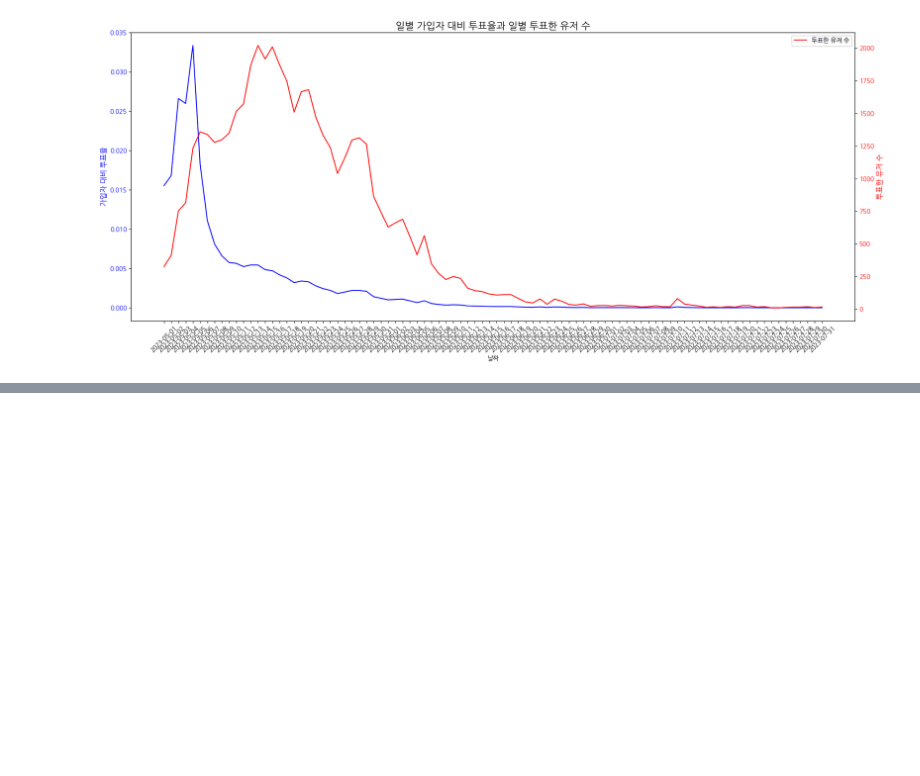
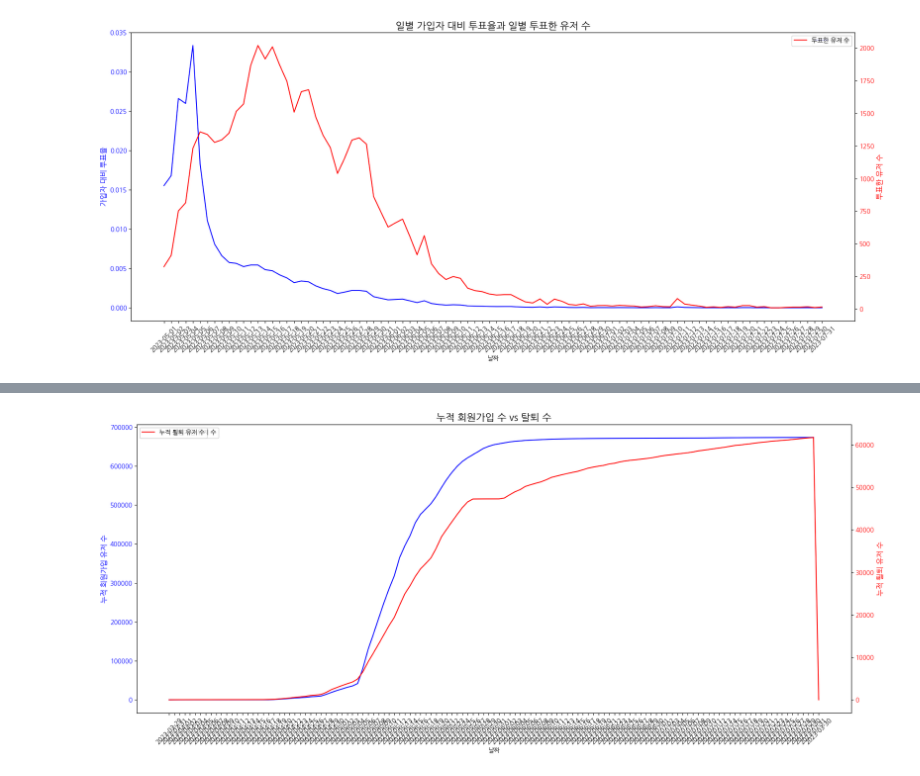
Before and after one commit to saeraniren/advanced_project, a Jupyter notebook: eda_kpi_hj.ipynb, the cells around one changed output, grey strips where cells are left out. Cells and saved outputs as stored; diff of their text form; code cells hidden in the pictures; blank space fills up the shorter version.

```diff
--- a/eda_kpi_hj.ipynb
+++ b/eda_kpi_hj.ipynb
@@ -494,0 +497,3 @@ plt.show()
+# %%
+daily_join_user_df['cumsum'] = daily_join_user_df['daily_join'].cumsum()
+daily_join_user_df.head()
@@ -494,0 +507,3 @@ plt.show()
+# %%
+daily_withdraw_user_df['cumsum'] = daily_withdraw_user_df['daily_withdraw'].cumsum()
+daily_withdraw_user_df.head()
@@ -494,0 +517,30 @@ plt.show()
+# %%
+# 시각화
+
+fig, ax1 = plt.subplots(figsize=(18,8))
+
+# 첫 번째 y축 - 누적 회원가입 유저 수
+sns.lineplot(
+    data=daily_join_user_df, x='year_month_day', y='cumsum',
+    ax=ax1, label='누적 회원가입 유저 수', color='blue'
+)
+ax1.set_ylabel('누적 회원가입 유저 수', fontsize=12, color='blue')
+ax1.tick_params(axis='y', labelcolor='blue')
+
+# 두 번째 y축 - 누적 퇼퇴 유저 수
+ax2 = ax1.twinx()  # 이중 y축 생성
+sns.lineplot(
+    data=daily_withdraw_user_df, x='year_month_day', y='cumsum',
+    ax=ax2, label='누적 퇼퇴 유저 수', color='red'
+)
+ax2.set_ylabel('누적 퇼퇴 유저 수', fontsize=12, color='red')
+ax2.tick_params(axis='y', labelcolor='red')
+
+# x축 및 기타 설정
+ax1.set_title('누적 회원가입 수 vs 탈퇴 수', fontsize=16)
+ax1.set_xlabel('날짜')
+ax1.set_xticklabels(ax1.get_xticklabels(), rotation=45)
+plt.tight_layout()
+plt.show()
+# %% [output]
+[figure, added]
```
Also changed, not shown: parts of 4 cells of this notebook.
